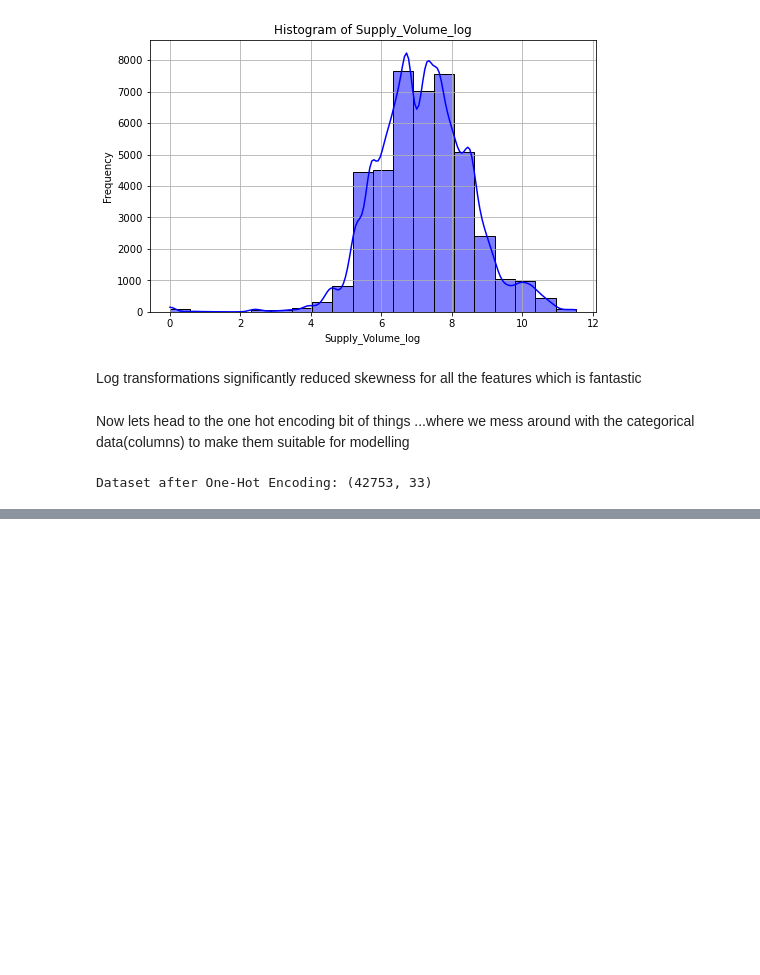
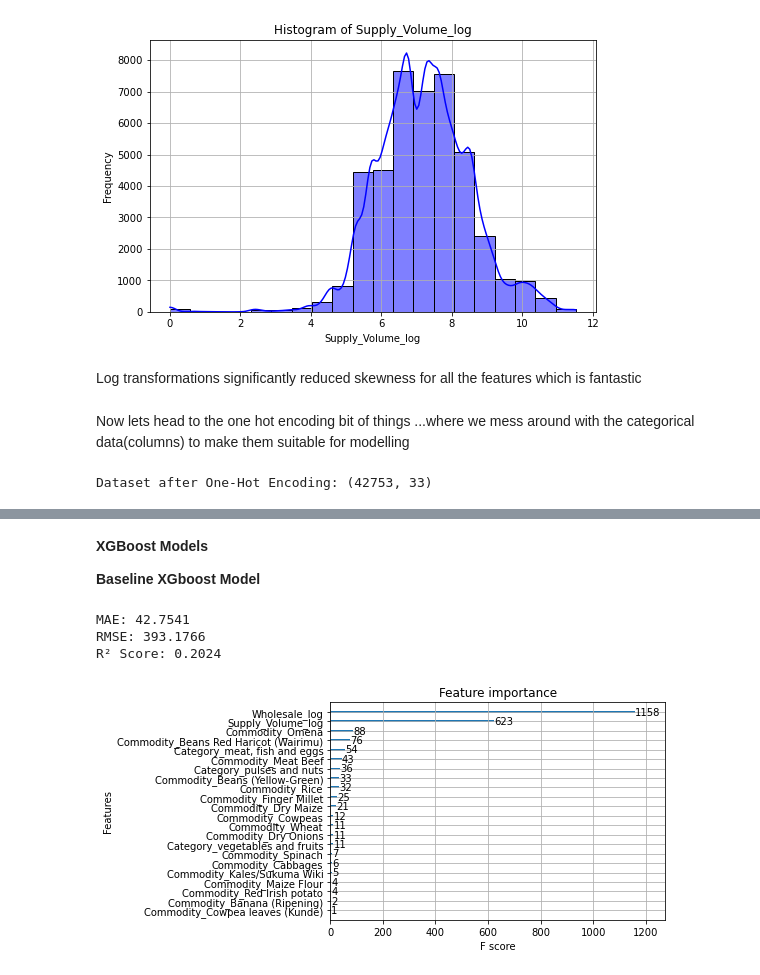
Before and after one commit to Victor-Mufasa/Agricultural-Commodity-Price-Forecasting, a Jupyter notebook: notebook/graham.ipynb, the cells around one changed output, grey strips where cells are left out. Drawn from its saved outputs; the diff is of its cells as text; code cells hidden in the pictures; blank space fills up the shorter version.

```diff
--- a/notebook/graham.ipynb
+++ b/notebook/graham.ipynb
@@ -556,3 +580,53 @@ from tensorflow.keras.callbacks import EarlyStopping
 import matplotlib.pyplot as plt
 import xgboost as xgb
 import tensorflow as tf
+# %% [markdown]
+**XGBoost Models**
+
+**Baseline XGboost Model**
+# %%
+# Features selection
+selected_features = [
+    "Wholesale_log", "Supply_Volume_log"
+] + [col for col in combined_data.columns if col.startswith(("Commodity_", "Category_"))]
+
+# Target variable
+target = "Retail"
+
+# Define X (features) and y (target)
+X = combined_data[selected_features]
+y = combined_data[target]
+
+X_train_0, X_test_0, y_train_0, y_test_0 = train_test_split(
+    X, y, test_size=0.2, random_state=42
+)
+
+# Define XGBoost model with default hyperparameters
+xgb_model_0 = XGBRegressor(
+   objective='reg:squarederror', #use squared error for regression
+   n_estimators=100, #trians 100 boosting rounds
+   learning_rate=0.1, #control step size to balance leraning speed and overfitting
+   max_depth=5, # limit tree depth to prevent complexity
+   random_state=42)
+# Train model
+xgb_model_0.fit(X_train_0, y_train_0)
+
+y_pred_0 = xgb_model_0.predict(X_test_0)
+
+mae_0 = mean_absolute_error(y_test_0, y_pred_0)
+rmse_0 = np.sqrt(mean_squared_error(y_test_0, y_pred_0))
+r2_0 = r2_score(y_test_0, y_pred_0)
+
+print(f"MAE: {mae_0:.4f}")
+print(f"RMSE: {rmse_0:.4f}")
+print(f"R² Score: {r2_0:.4f}")
+# %% [output]
+MAE: 42.7541
+RMSE: 393.1766
+R² Score: 0.2024
+# %%
+# Plot feature importance
+xgb.plot_importance(xgb_model_0, importance_type="weight")
+plt.show()
+# %% [output]
+[figure, added]
```
Also changed, not shown: parts of 2 cells of this notebook.
